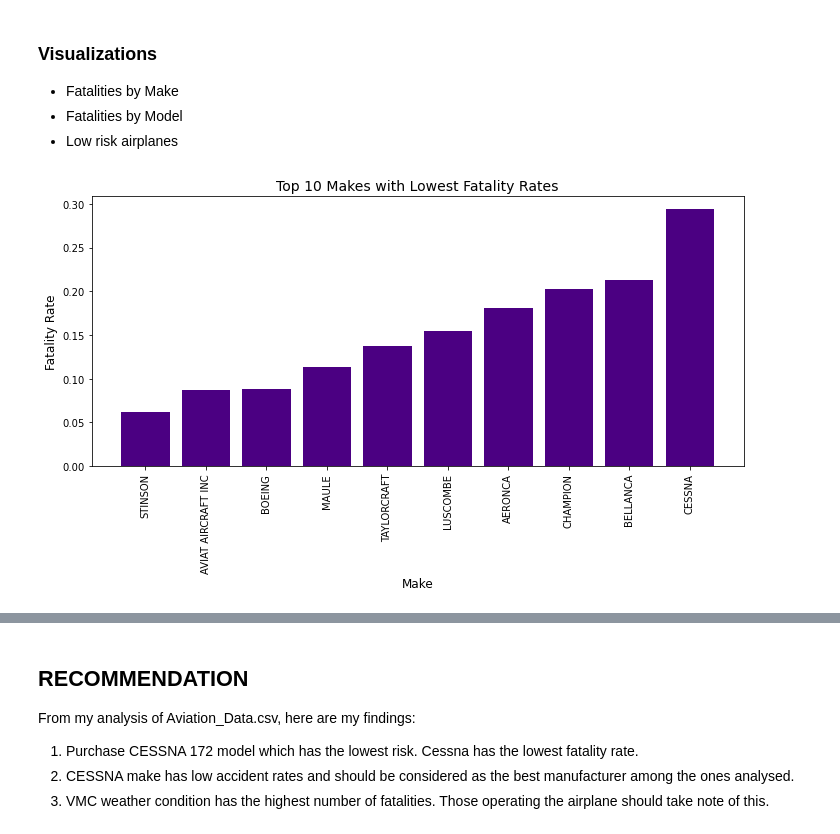
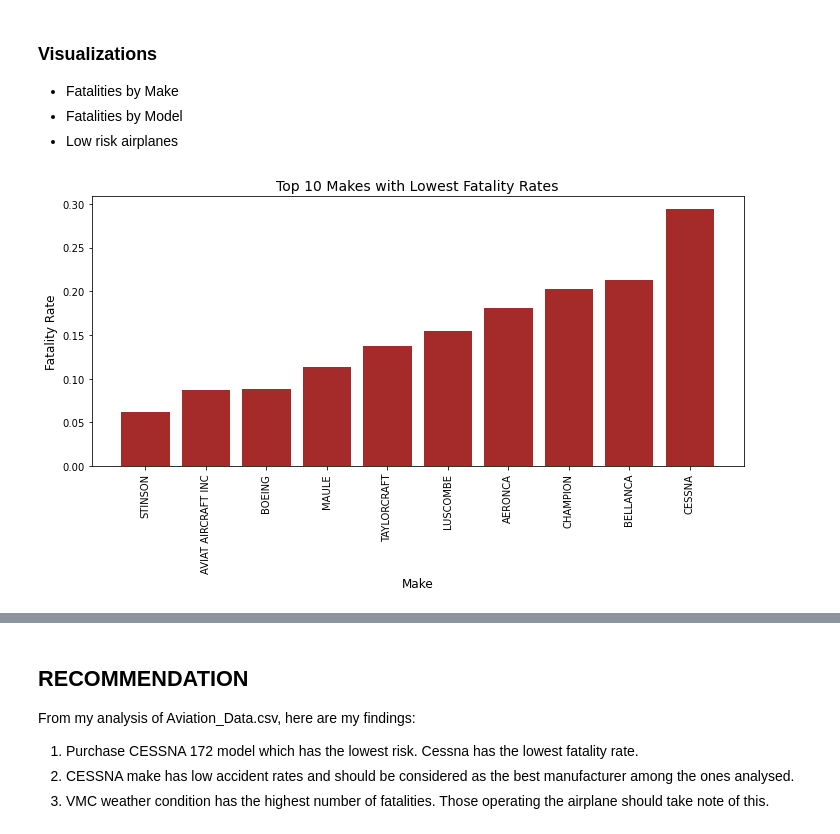
Before and after one commit to Kissienya/dsc-phase-1-project-v3, a Jupyter notebook: student.ipynb, the cells around one changed output, grey strips where cells are left out. Cells and saved outputs as stored; diff of their text form; code cells hidden in the pictures.

```diff
--- a/student.ipynb
+++ b/student.ipynb
@@ -242,17 +233,17 @@ weather_risk
 # %%
 top_10_lowest_fatality_rates = lowest_fatality_rates_by_make.head(10)
 
 # Plot the data
 plt.figure(figsize=(10, 6))
-plt.bar(top_10_lowest_fatality_rates.index, top_10_lowest_fatality_rates['fatality_rate'], color='indigo')
+plt.bar(top_10_lowest_fatality_rates.index, top_10_lowest_fatality_rates['fatality_rate'], color='brown')
 plt.xlabel('Make', fontsize=12)
 plt.ylabel('Fatality Rate', fontsize=12)
 plt.title('Top 10 Makes with Lowest Fatality Rates', fontsize=14)
 plt.xticks(rotation=90)
 plt.tight_layout()
 plt.show()
 # %% [output]
-[figure, old version]
+[figure, new version]
 # %%
 # Select the top 10 low-risk popular aircraft
 top_10_low_risk_popular_aircraft = popular_airplanes.head(10)
```
Also changed, not shown: parts of 5 cells of this notebook, 11 other files.
